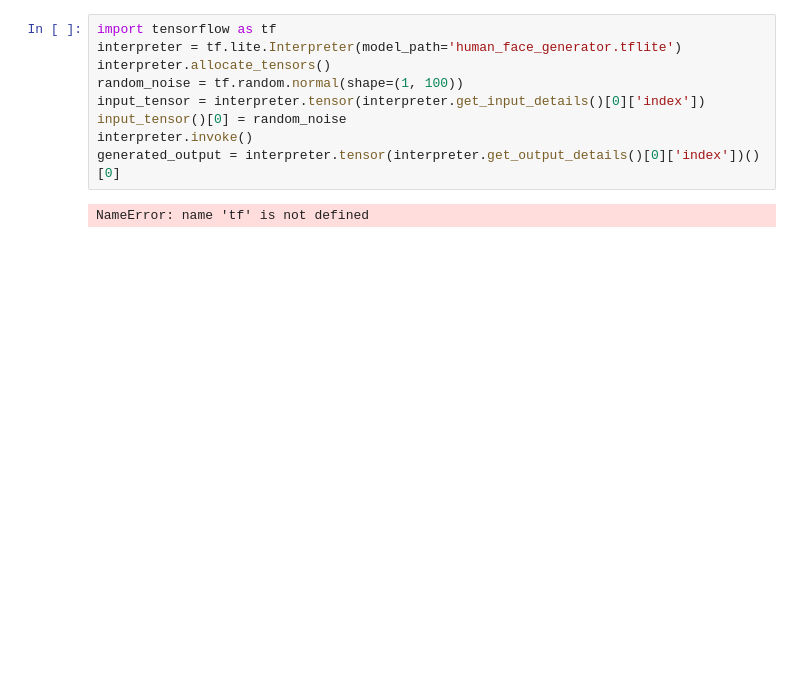
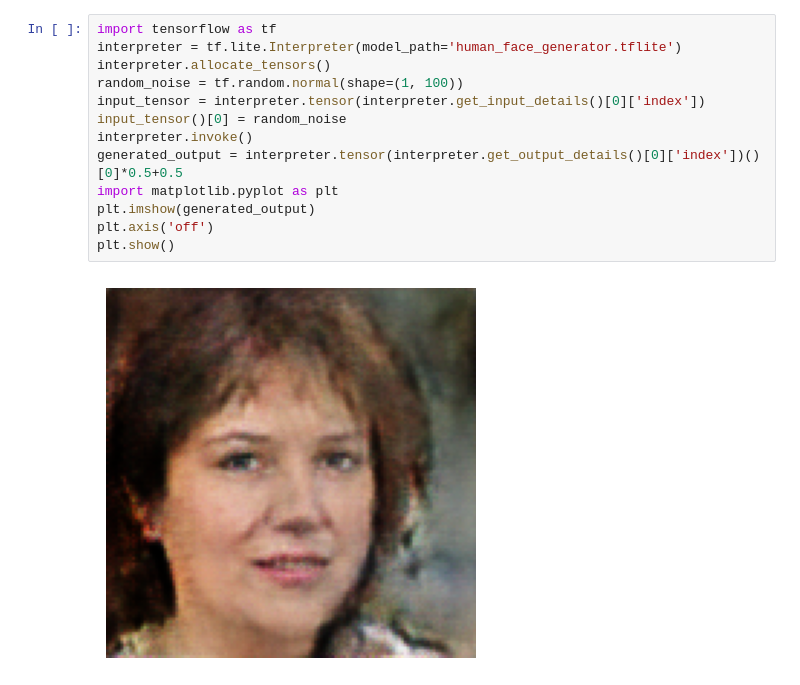
Before and after one commit to shreyvish5678/SussyBot, a Jupyter notebook: test.ipynb, the cells around one changed output. Cells and saved outputs as stored; diff of their text form; blank space fills up the shorter version.

```diff
--- a/test.ipynb
+++ b/test.ipynb
@@ -1,11 +1,15 @@
 # %%
 import tensorflow as tf
 interpreter = tf.lite.Interpreter(model_path='human_face_generator.tflite')
 interpreter.allocate_tensors()
 random_noise = tf.random.normal(shape=(1, 100))
 input_tensor = interpreter.tensor(interpreter.get_input_details()[0]['index'])
 input_tensor()[0] = random_noise
 interpreter.invoke()
-generated_output = interpreter.tensor(interpreter.get_output_details()[0]['index'])()[0]
+generated_output = interpreter.tensor(interpreter.get_output_details()[0]['index'])()[0]*0.5+0.5
+import matplotlib.pyplot as plt
+plt.imshow(generated_output)
+plt.axis('off')
+plt.show()
 # %% [output]
-NameError: name 'tf' is not defined
+[figure, added]
```
Also changed, not shown: 4 other files.
